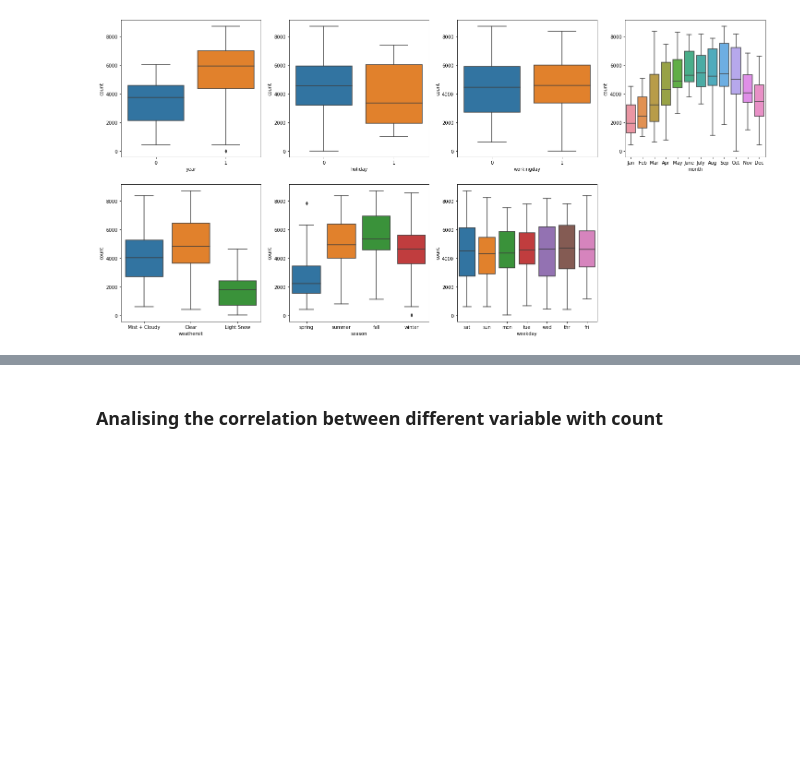
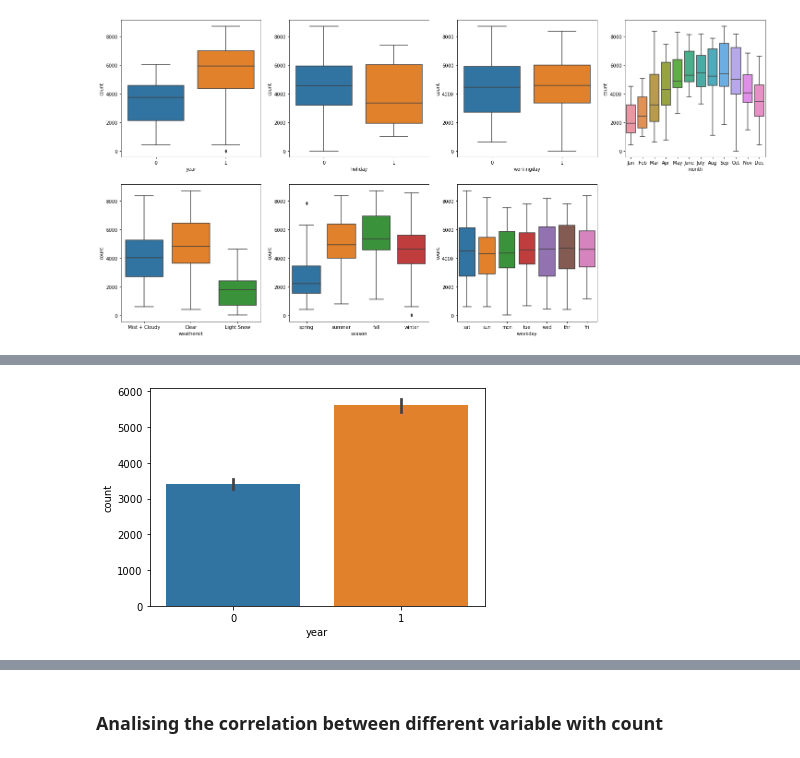
Before and after one commit to aniket003/BoomBikesAnalysis, a Jupyter notebook: BoomBikes.ipynb, the cells around one changed output, grey strips where cells are left out. Cells and saved outputs as stored; diff of their text form; code cells hidden in the pictures; blank space fills up the shorter version.

```diff
--- a/BoomBikes.ipynb
+++ b/BoomBikes.ipynb
@@ -184,0 +200,6 @@ plt.show()
+# %%
+#Relation between Year and count of bike rentals
+sns.barplot('year','count',data=df)
+plt.show()
+# %% [output]
+[figure, added]
```
Also changed, not shown: parts of 13 cells of this notebook, 1 other file.
